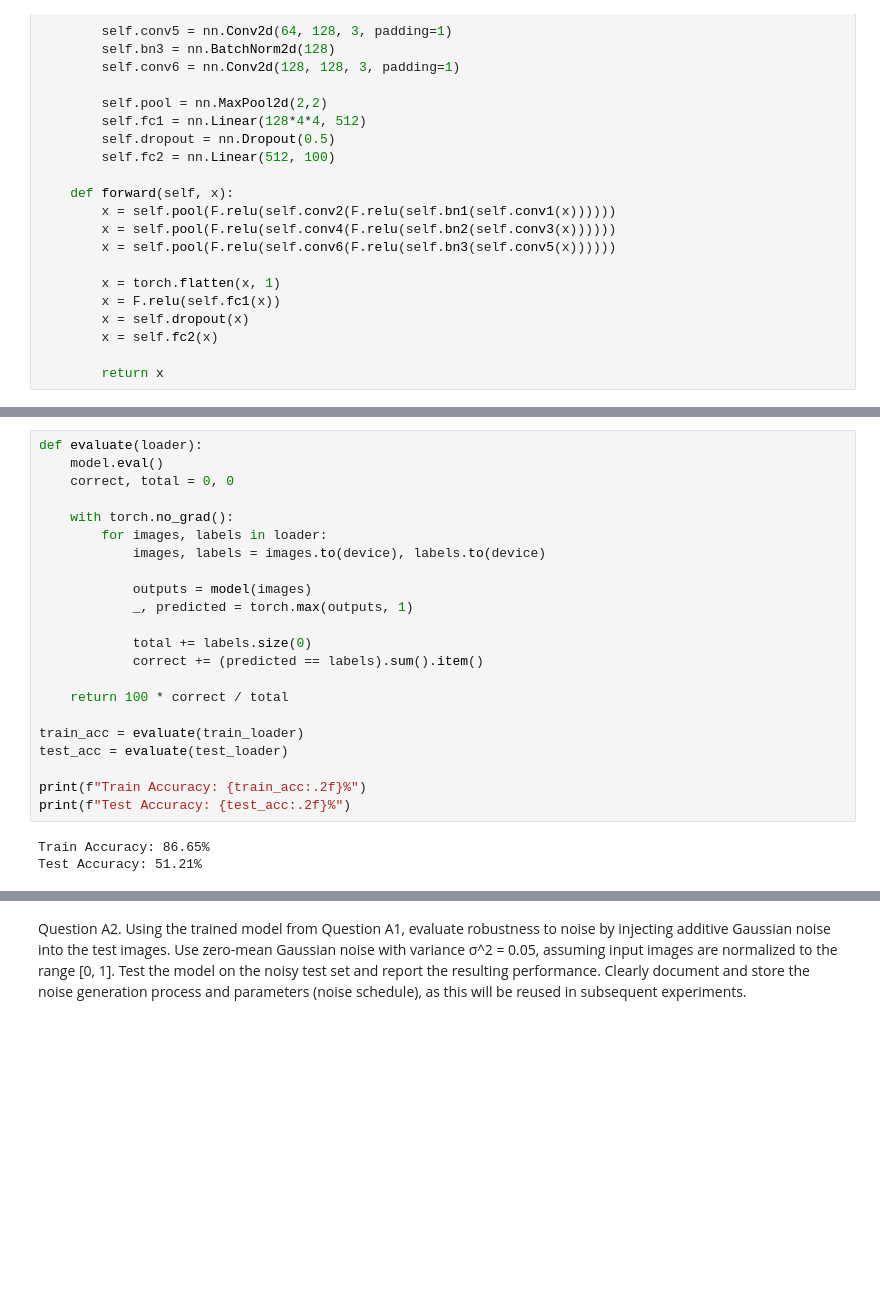
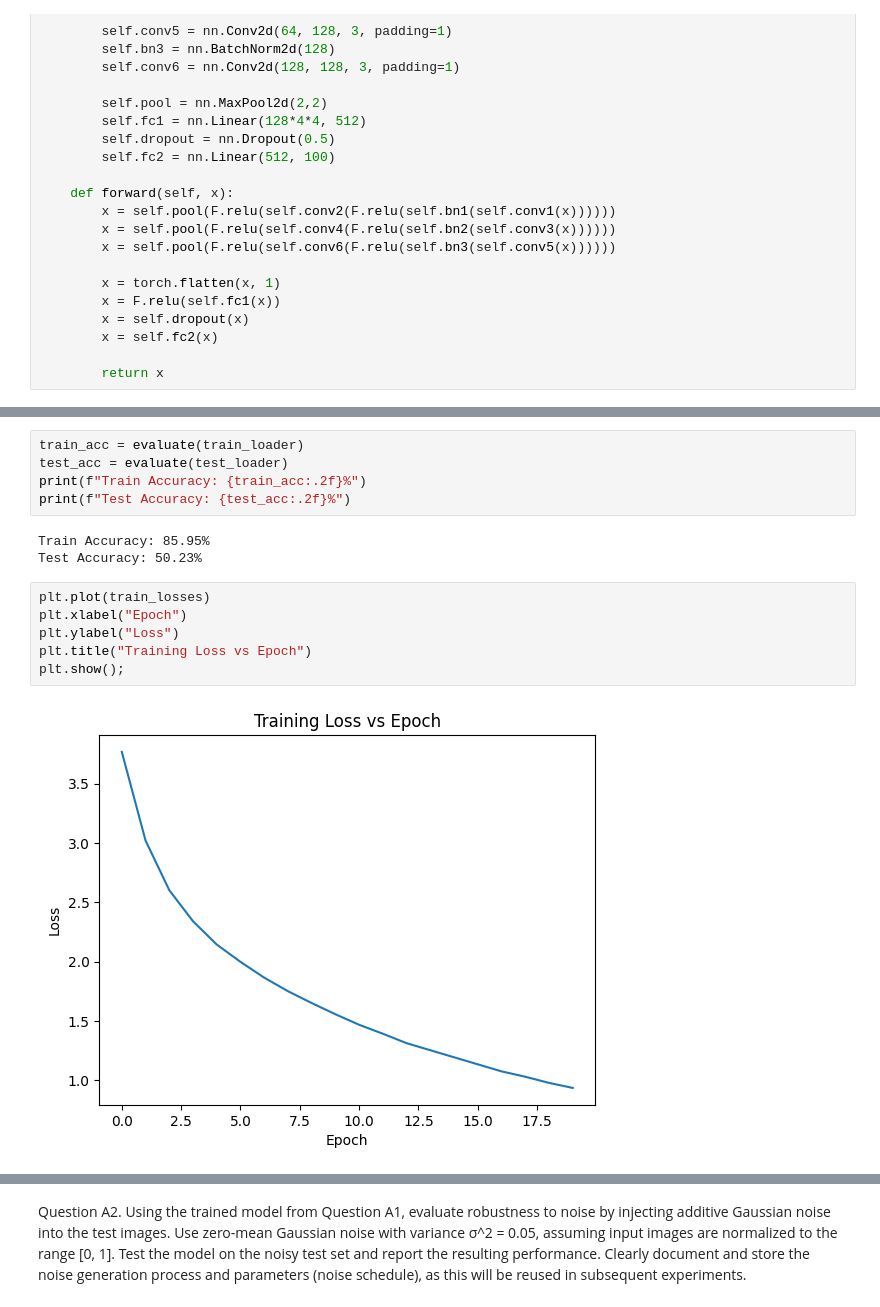
Before and after one commit to sumedhpuri/i_was_bored, a Jupyter notebook: machine_learning/deep_learning_assignment_1.ipynb, the cells around one changed output, grey strips where cells are left out. Drawn from its saved outputs; the diff is of its cells as text; blank space fills up the shorter version.

```diff
--- a/machine_learning/deep_learning_assignment_1.ipynb
+++ b/machine_learning/deep_learning_assignment_1.ipynb
@@ -243,25 +283,16 @@ Epoch 20, Loss: 371.1198
 # %%
-def evaluate(loader):
-    model.eval()
-    correct, total = 0, 0
-
-    with torch.no_grad():
-        for images, labels in loader:
-            images, labels = images.to(device), labels.to(device)
-
-            outputs = model(images)
-            _, predicted = torch.max(outputs, 1)
-
-            total += labels.size(0)
-            correct += (predicted == labels).sum().item()
-
-    return 100 * correct / total
-
 train_acc = evaluate(train_loader)
 test_acc = evaluate(test_loader)
-
 print(f"Train Accuracy: {train_acc:.2f}%")
 print(f"Test Accuracy: {test_acc:.2f}%")
 # %% [output]
-Train Accuracy: 86.65%
-Test Accuracy: 51.21%
+Train Accuracy: 85.95%
+Test Accuracy: 50.23%
+# %%
+plt.plot(train_losses)
+plt.xlabel("Epoch")
+plt.ylabel("Loss")
+plt.title("Training Loss vs Epoch")
+plt.show();
+# %% [output]
+[figure, added]
```
Also changed, not shown: parts of 11 cells of this notebook.
